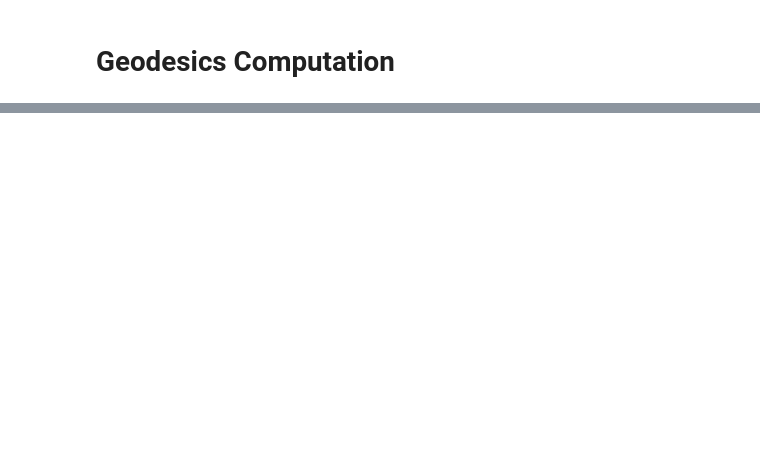
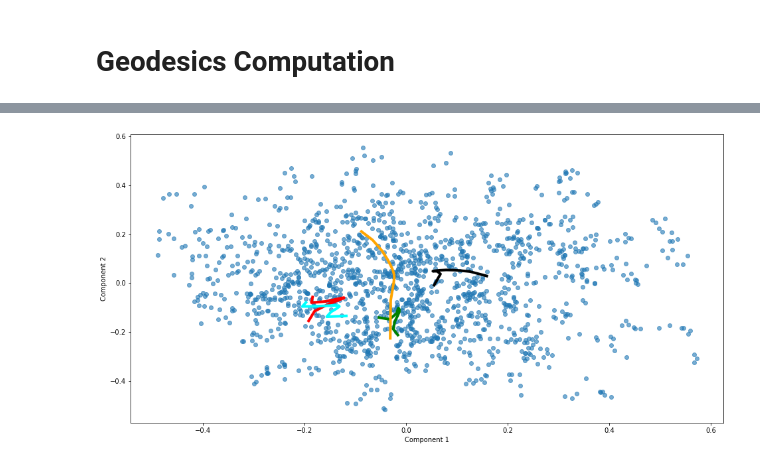
Before and after one commit to aliicee3/LOGML2021-Learning-Latent-Geometries, a Jupyter notebook: Notebooks/Draw_Geodesics.ipynb, the cells around one changed output, grey strips where cells are left out. Saved outputs shown, nothing was run; the diff lists cells and outputs as text; code cells hidden in the pictures; blank space fills up the shorter version.

```diff
--- a/Notebooks/Draw_Geodesics.ipynb
+++ b/Notebooks/Draw_Geodesics.ipynb
@@ -407,0 +457,4 @@ plt.show()
+# %%
+plot_manfold(model, data, 500, 3, geodesics=cp, device="cpu", algo="pca", func="cosine")
+# %% [output]
+[figure, added]
```
Also changed, not shown: parts of 25 cells of this notebook.
